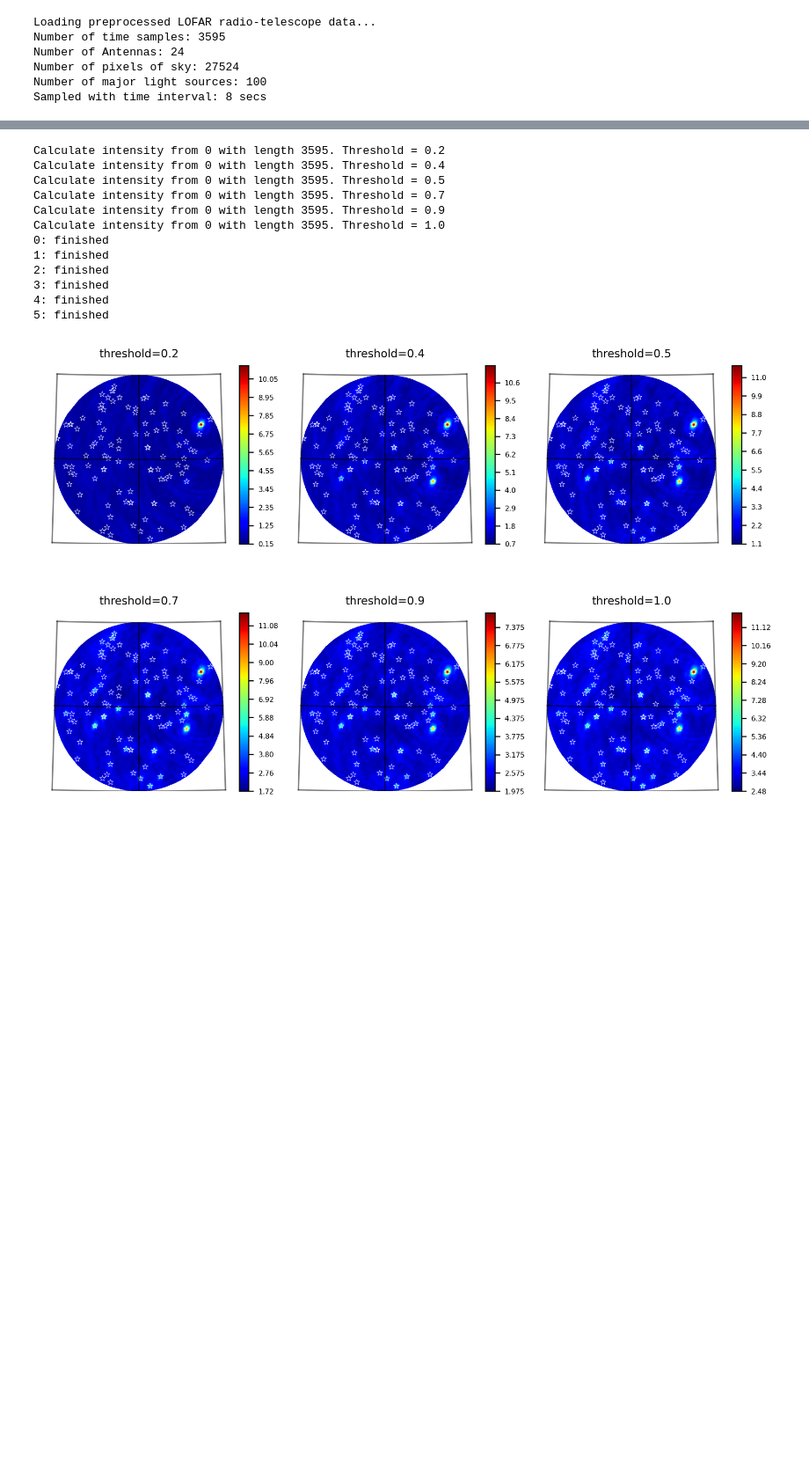
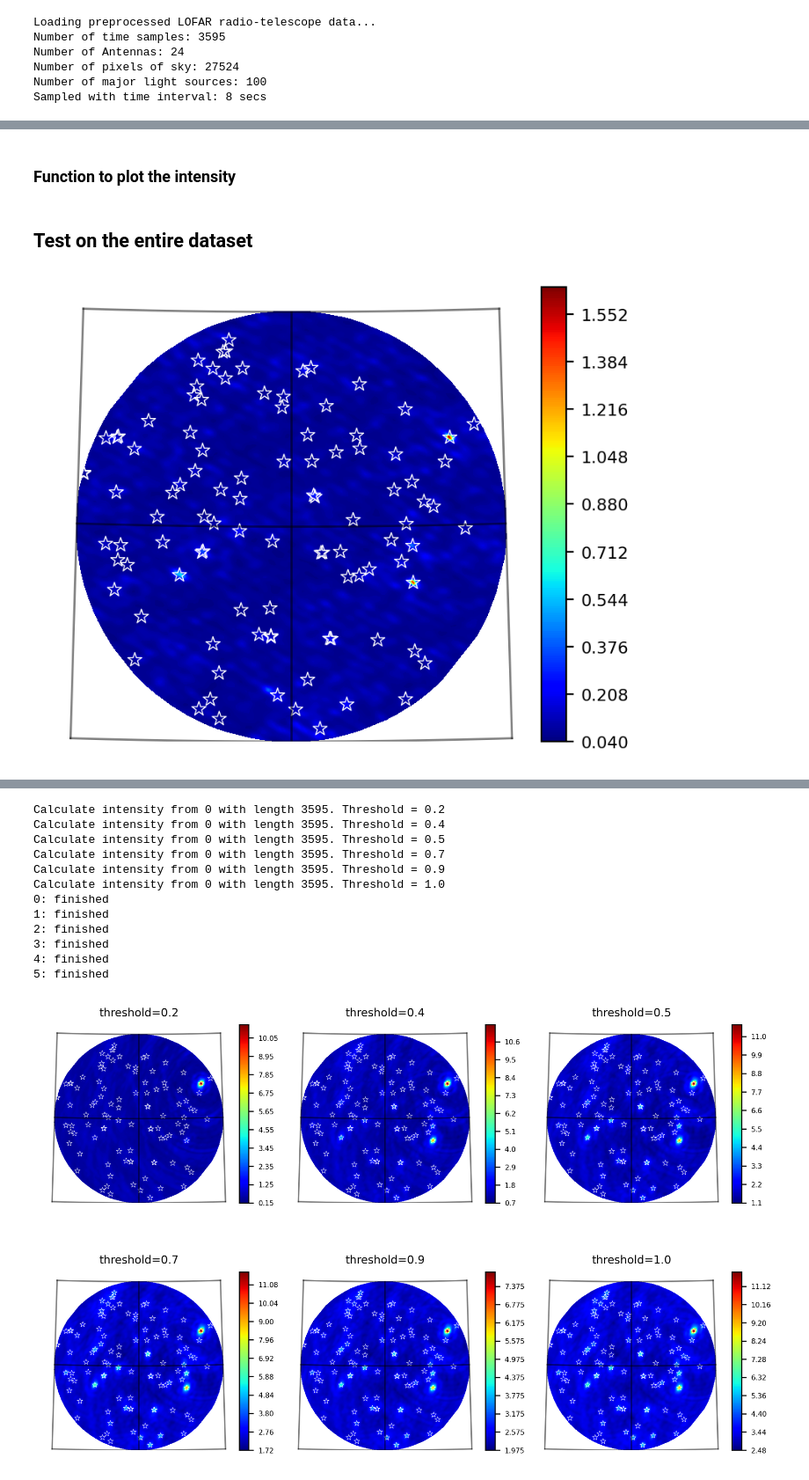
Before and after one commit to adfeel220/SSDP-Project-RadioAstronomySourceLocalization, a Jupyter notebook: RI_project.ipynb, the cells around one changed output, grey strips where cells are left out. Shown at 88% size. Drawn from its saved outputs; the diff is of its cells as text; code cells hidden in the pictures; blank space fills up the shorter version.

```diff
--- a/RI_project.ipynb
+++ b/RI_project.ipynb
@@ -171 +66,3 @@ def bluebild_long_exposure(S, W, P, grid, wv, threshold, time_window_lng=None, t
+# %% [markdown]
+### Function to plot the intensity
 # %%
@@ -179,3 +87,13 @@ def intensity_plot(intensity, ax=None, star_size=50, linewidth=0.5):
     if ax is None:
         fig = plt.gcf()
         fig.set_dpi(200)
+# %% [markdown]
+## Test on the entire dataset
+# %%
+# Chnge size for prettier plotting
+plt.rcParams.update({'font.size': 8})
+
+intensity_music, music_eigvals = music.music(data['S'][0,:,:], data['W'][0,:,:], data['XYZ'][0,:,:], data['px_grid'], data['lambda_'], threshold=0.7, get_eigen=True)
+intensity_plot(intensity_music)
+# %% [output]
+[figure, added]
```
Also changed, not shown: parts of 21 cells of this notebook, 4 other files.
